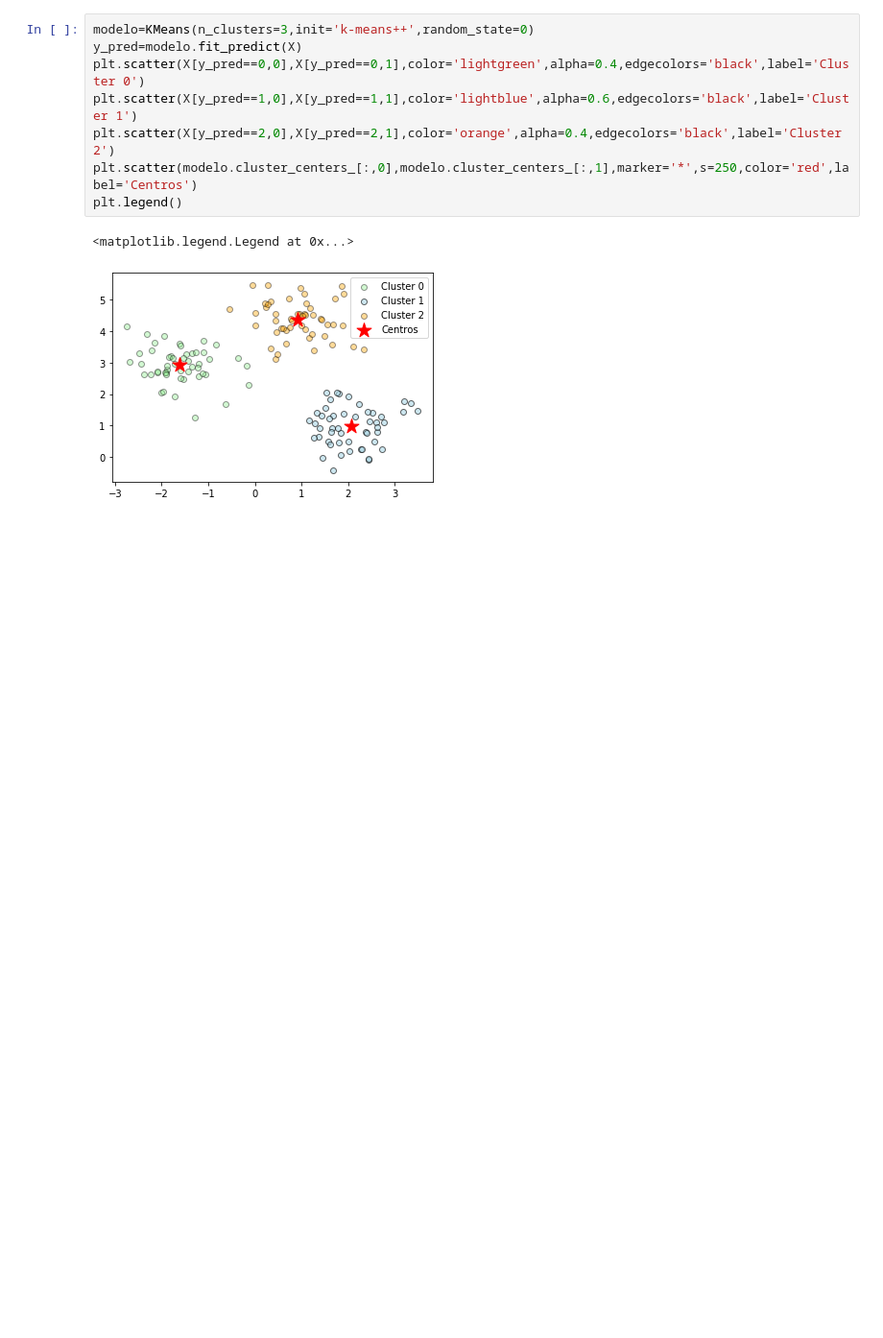
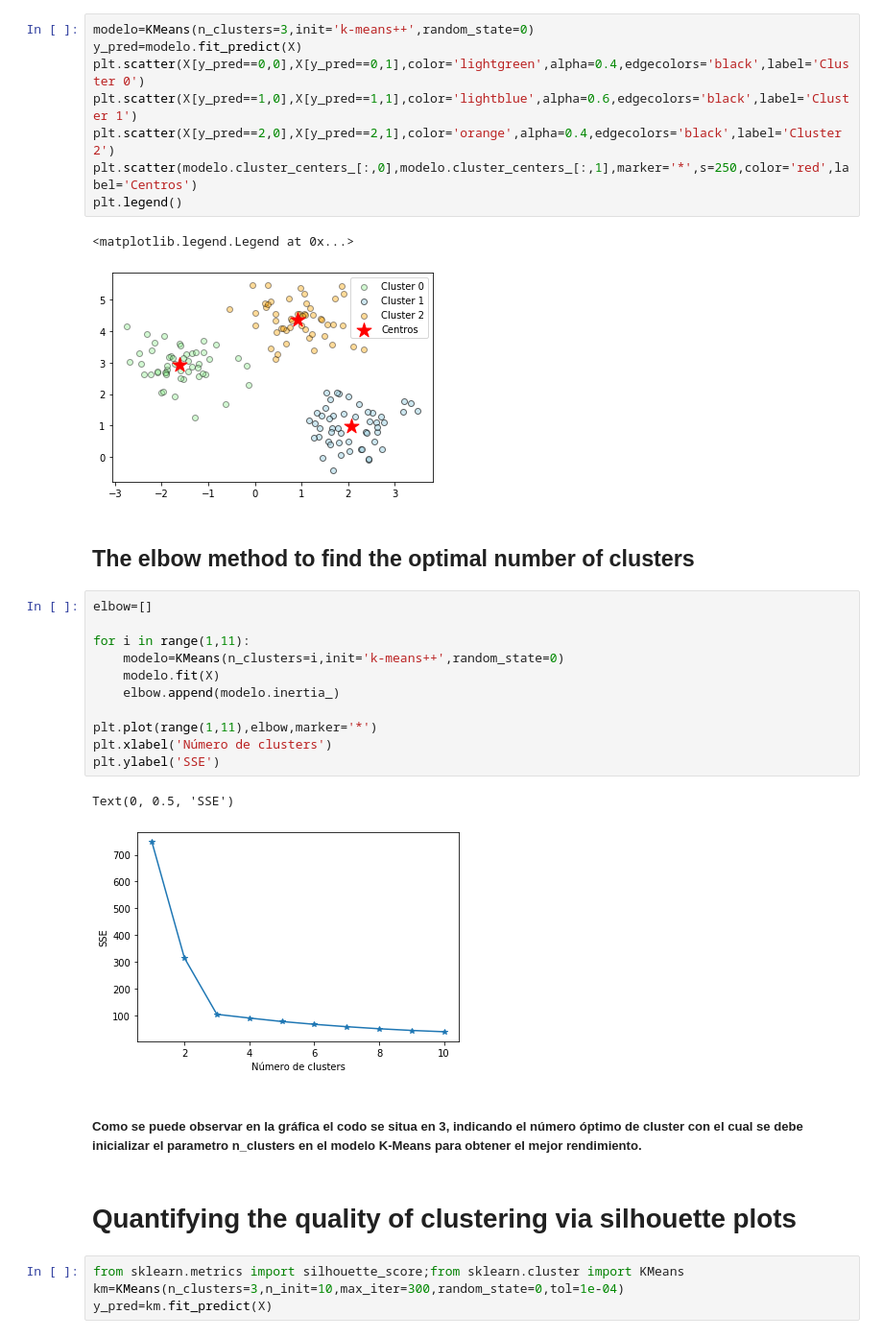
Before and after one commit to ujpinom/ML, a Jupyter notebook: Clustering_K_means.ipynb, the cells around one changed output. Shown at 96% size. Saved outputs shown, nothing was run; the diff lists cells and outputs as text; blank space fills up the shorter version.

```diff
--- a/Clustering_K_means.ipynb
+++ b/Clustering_K_means.ipynb
@@ -36,3 +36,27 @@ plt.legend()
 # %% [output]
 <matplotlib.legend.Legend at 0x...>
 [figure]
+# %% [markdown]
+## The elbow method to find the optimal number of clusters
+# %%
+elbow=[]
+
+for i in range(1,11):
+    modelo=KMeans(n_clusters=i,init='k-means++',random_state=0)
+    modelo.fit(X)
+    elbow.append(modelo.inertia_)
+
+plt.plot(range(1,11),elbow,marker='*')
+plt.xlabel('Número de clusters')
+plt.ylabel('SSE')
+# %% [output]
+Text(0, 0.5, 'SSE')
+[figure, added]
+# %% [markdown]
+##### Como se puede observar en la gráfica el codo se situa en 3, indicando el número óptimo de cluster con el cual se debe inicializar el parametro n_clusters en el modelo K-Means para obtener el mejor rendimiento.
+# %% [markdown]
+# Quantifying the quality of clustering via silhouette plots
+# %%
+from sklearn.metrics import silhouette_score;from sklearn.cluster import KMeans
+km=KMeans(n_clusters=3,n_init=10,max_iter=300,random_state=0,tol=1e-04)
+y_pred=km.fit_predict(X)
```
Also changed, not shown: parts of 8 cells of this notebook.
